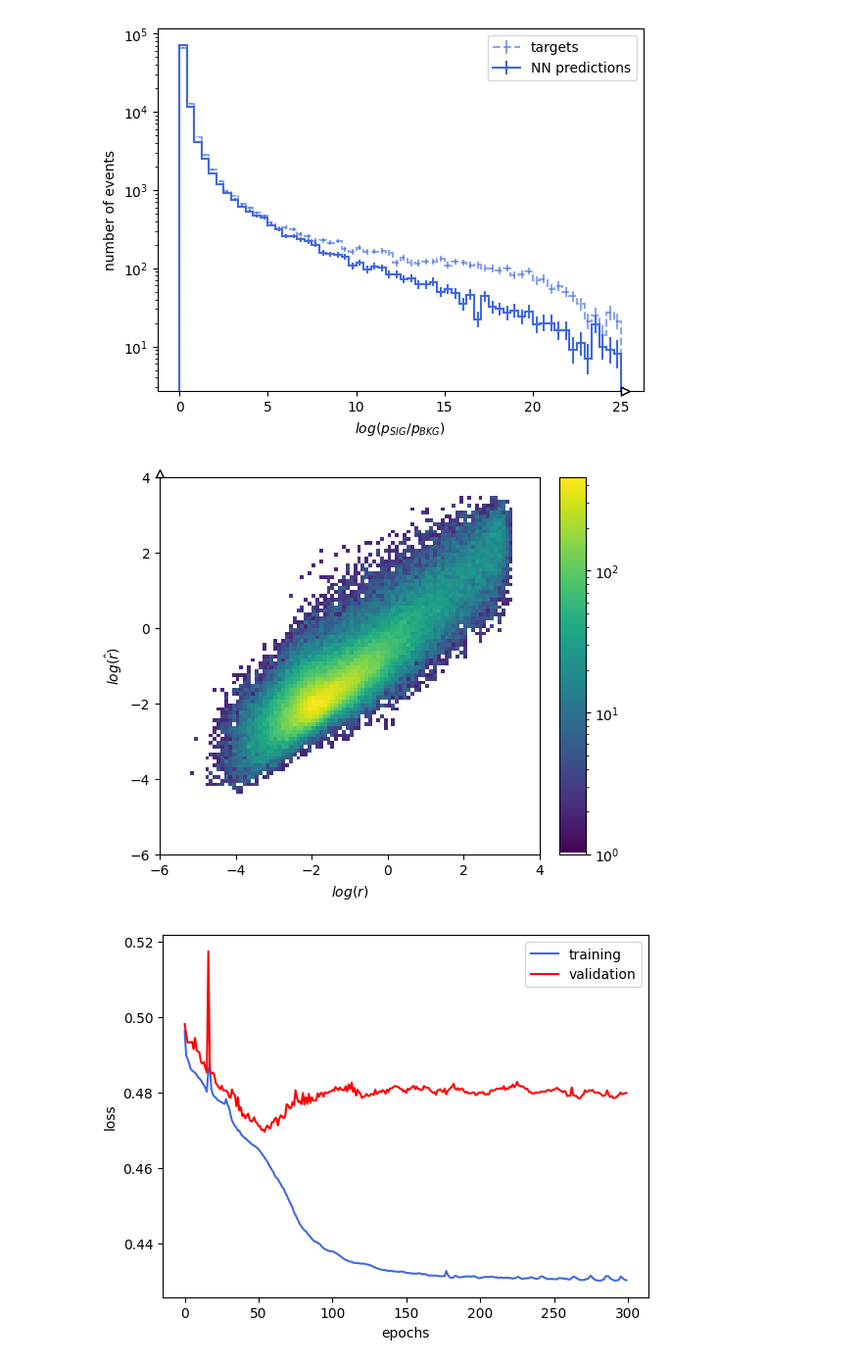
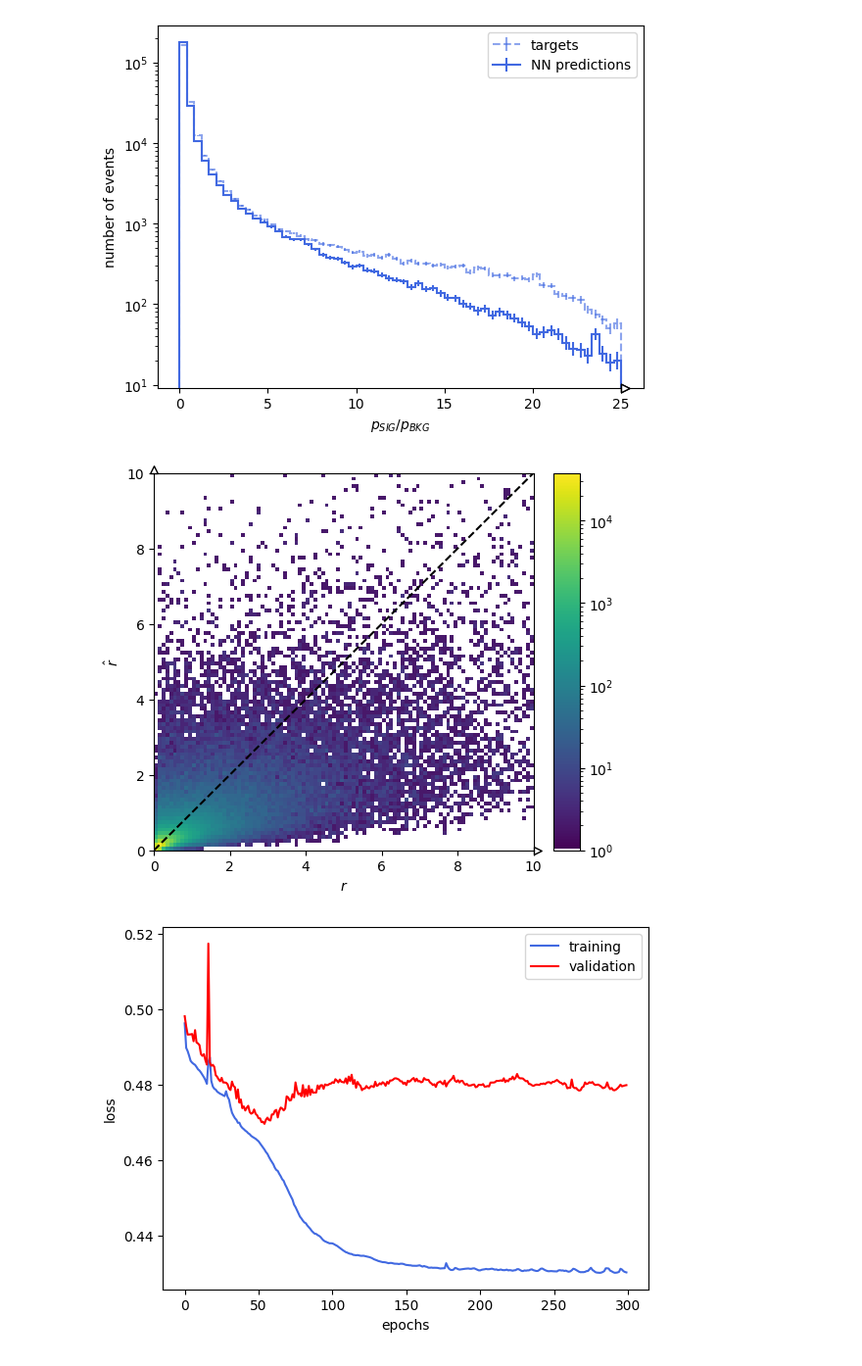
Before and after one commit to hep-cce/nsbi4hep, a Jupyter notebook: notebooks/plot-alice-outputs.ipynb, the cells around one changed output. Shown at 98% size. Cells and saved outputs as stored; diff of their text form; code cells hidden in the pictures.

```diff
--- a/notebooks/plot-alice-outputs.ipynb
+++ b/notebooks/plot-alice-outputs.ipynb
@@ -27,10 +28,10 @@ CHECKPOINT = 'checkpoint-alice-epoch=54-val_loss=0.47.ckpt'
 VERSION = 1
 LIGHTNING_DIR = f'lightning_logs/version_{VERSION}'
 
+COMPONENT_2 = msq.Component.BKG
 COMPONENT_1 = msq.Component.SIG
-COMPONENT_2 = msq.Component.BKG
 
-SAMPLE_SIZE = 100000
+SAMPLE_SIZE = 250000
 
 train_val = False
 
@@ -91,6 +76,0 @@ weights_train = training_data.prediction_data.get_weights()
-# %%
-if train_val:
-    predictions_val = torch.cat(validation_predictions).view(-1)
-    targets_val = validation_data.prediction_data.get_y()
-
-    weights_val = validation_data.prediction_data.get_weights()
@@ -97,3 +99,12 @@ if train_val:
+# %%
+predictions = loaded_model(torch.tensor(X_scaled, dtype=torch.float32)).detach().view(-1).numpy()
+# %%
+predictions_train = predictions
+
+ratios = sample_processed.probabilities/sample_processed.reweight(COMPONENT_1, COMPONENT_2).probabilities
+targets_train = ratios/(1+ratios)
+
+weights_train = (sample_processed.probabilities + sample_processed.reweight(COMPONENT_1, COMPONENT_2).probabilities)/2*len(sample_processed.probabilities)
 # %%
 BINS = 60
 
@@ -166,7 +177,7 @@ else:
     h_targets_train.plot(color='royalblue', linestyle='--', label='targets', alpha=0.6)
     h_predictions_train.plot(color='royalblue', linestyle='-', label='NN predictions')
 
-plt.xlabel('$log(p_{SIG}/p_{BKG})$')
+plt.xlabel('$p_{SIG}/p_{BKG}$')
 plt.ylabel('number of events')
 plt.yscale('log')
 
@@ -174,51 +185,53 @@ plt.legend()
 
 plt.show()
 # %% [output]
-[figure, old version]
+[figure, new version]
 # %%
 BINS=100
 
-bounds = [-6,4]
+bounds = [0,10]
 
 h_calibration_train = hist.Hist(
-    hist.axis.Regular(BINS, *bounds, name='$log(r)$'),
-    hist.axis.Regular(BINS, *bounds, name='$log(\hat{r})$')
+    hist.axis.Regular(BINS, *bounds, name='$r$'),
+    hist.axis.Regular(BINS, *bounds, name='$\hat{r}$')
 )
 
-h_calibration_train.fill(np.log(targets_train/(1-targets_train)), np.log(predictions_train/(1-predictions_train)))
-
-h_calibration_val = hist.Hist(
-    hist.axis.Regular(BINS, *bounds, name='$log(r)$'),
-    hist.axis.Regular(BINS, *bounds, name='$log(\hat{r})$')
-)
-
-h_calibration_val.fill(np.log(targets_val/(1-targets_val)), np.log(predictions_val/(1-predictions_val)))
-
-cmap = colors.ListedColormap(['white'] + plt.cm.viridis.colors[1:])
+h_calibration_train.fill(targets_train/(1-targets_train), predictions_train/(1-predictions_train))
 
 if train_val:
+    h_calibration_val = hist.Hist(
+        hist.axis.Regular(BINS, *bounds, name='$log(r)$'),
+        hist.axis.Regular(BINS, *bounds, name='$log(\hat{r})$')
+    )
+
+    h_calibration_val.fill(np.log(targets_val/(1-targets_val)), np.log(predictions_val/(1-predictions_val)))
+
+    cmap = colors.ListedColormap(['white'] + plt.cm.viridis.colors[1:])
+
     fig, (ax1,ax2) = plt.subplots(1,2, figsize=(10,5))
 
     h_calibration_train.plot2d(ax=ax1, cmap=cmap, cbar=False, norm=LogNorm())
     ax1.plot(np.linspace(*bounds), np.linspace(*bounds), color='k', linestyle='--')
 
     ax1.set_title('training data')
 
     h_calibration_val.plot2d(ax=ax2, cmap=cmap, norm=LogNorm())
     ax2.plot(np.linspace(*bounds), np.linspace(*bounds), color='k', linestyle='--')
 
     ax2.set_title('validation data')
 
     plt.show()
 else:
+    cmap = colors.ListedColormap(['white'] + plt.cm.viridis.colors[1:])
+
     fig = plt.figure(figsize=(5,5))
 
     h_calibration_train.plot2d(cmap=cmap, cbar=True, norm=LogNorm())
-    ax1.plot(np.linspace(*bounds), np.linspace(*bounds), color='k', linestyle='--')
+    plt.plot(np.linspace(*bounds), np.linspace(*bounds), color='k', linestyle='--')
 
     plt.show()
 # %% [output]
-[figure, old version]
+[figure, new version]
 # %%
 metrics = pd.read_csv(os.path.join(OUTPUT_DIR, LIGHTNING_DIR, 'metrics.csv'))
 
```
Also changed, not shown: parts of 6 cells of this notebook, 8 other files.
